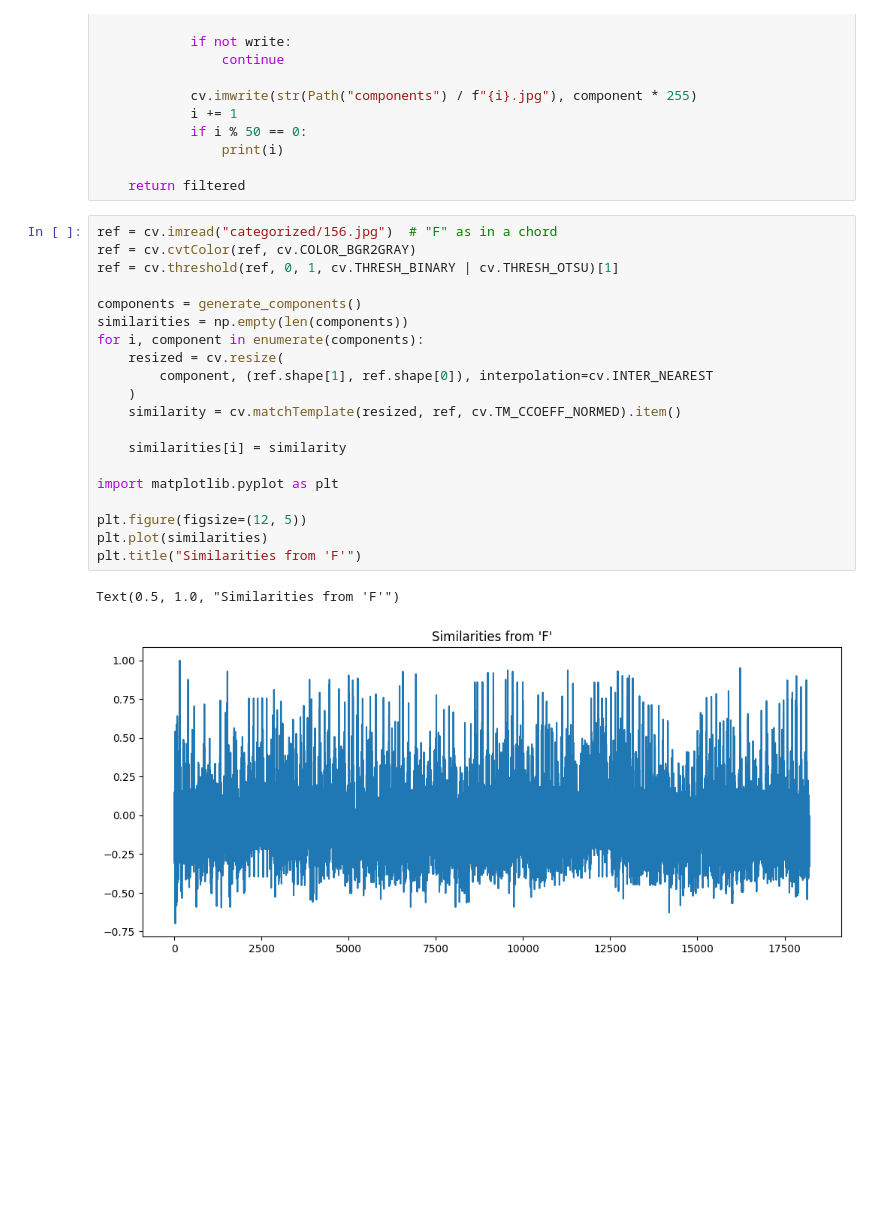
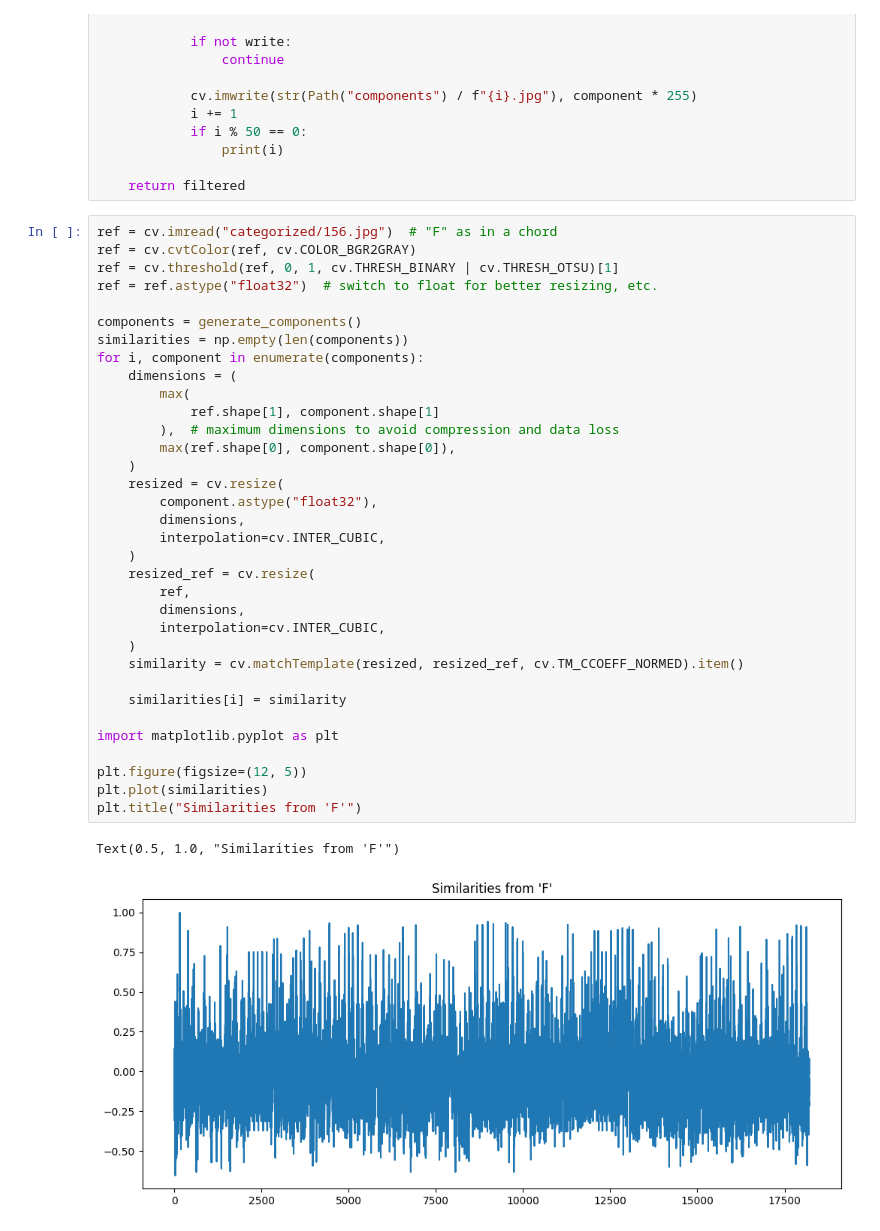
Before and after one commit to acciochris/nmn-dataset, a Jupyter notebook: notebooks/classification.ipynb, the cells around one changed output. Saved outputs shown, nothing was run; the diff lists cells and outputs as text; blank space fills up the shorter version.

```diff
--- a/notebooks/classification.ipynb
+++ b/notebooks/classification.ipynb
@@ -83,23 +83,37 @@ def generate_components(write: bool = False):
 # %%
 ref = cv.imread("categorized/156.jpg")  # "F" as in a chord
 ref = cv.cvtColor(ref, cv.COLOR_BGR2GRAY)
 ref = cv.threshold(ref, 0, 1, cv.THRESH_BINARY | cv.THRESH_OTSU)[1]
+ref = ref.astype("float32")  # switch to float for better resizing, etc.
 
 components = generate_components()
 similarities = np.empty(len(components))
 for i, component in enumerate(components):
+    dimensions = (
+        max(
+            ref.shape[1], component.shape[1]
+        ),  # maximum dimensions to avoid compression and data loss
+        max(ref.shape[0], component.shape[0]),
+    )
     resized = cv.resize(
-        component, (ref.shape[1], ref.shape[0]), interpolation=cv.INTER_NEAREST
+        component.astype("float32"),
+        dimensions,
+        interpolation=cv.INTER_CUBIC,
     )
-    similarity = cv.matchTemplate(resized, ref, cv.TM_CCOEFF_NORMED).item()
+    resized_ref = cv.resize(
+        ref,
+        dimensions,
+        interpolation=cv.INTER_CUBIC,
+    )
+    similarity = cv.matchTemplate(resized, resized_ref, cv.TM_CCOEFF_NORMED).item()
 
     similarities[i] = similarity
 
 import matplotlib.pyplot as plt
 
 plt.figure(figsize=(12, 5))
 plt.plot(similarities)
 plt.title("Similarities from 'F'")
 # %% [output]
 Text(0.5, 1.0, "Similarities from 'F'")
-[figure, old version]
+[figure, new version]
```
Also changed, not shown: parts of 15 cells of this notebook, 1 other file.
